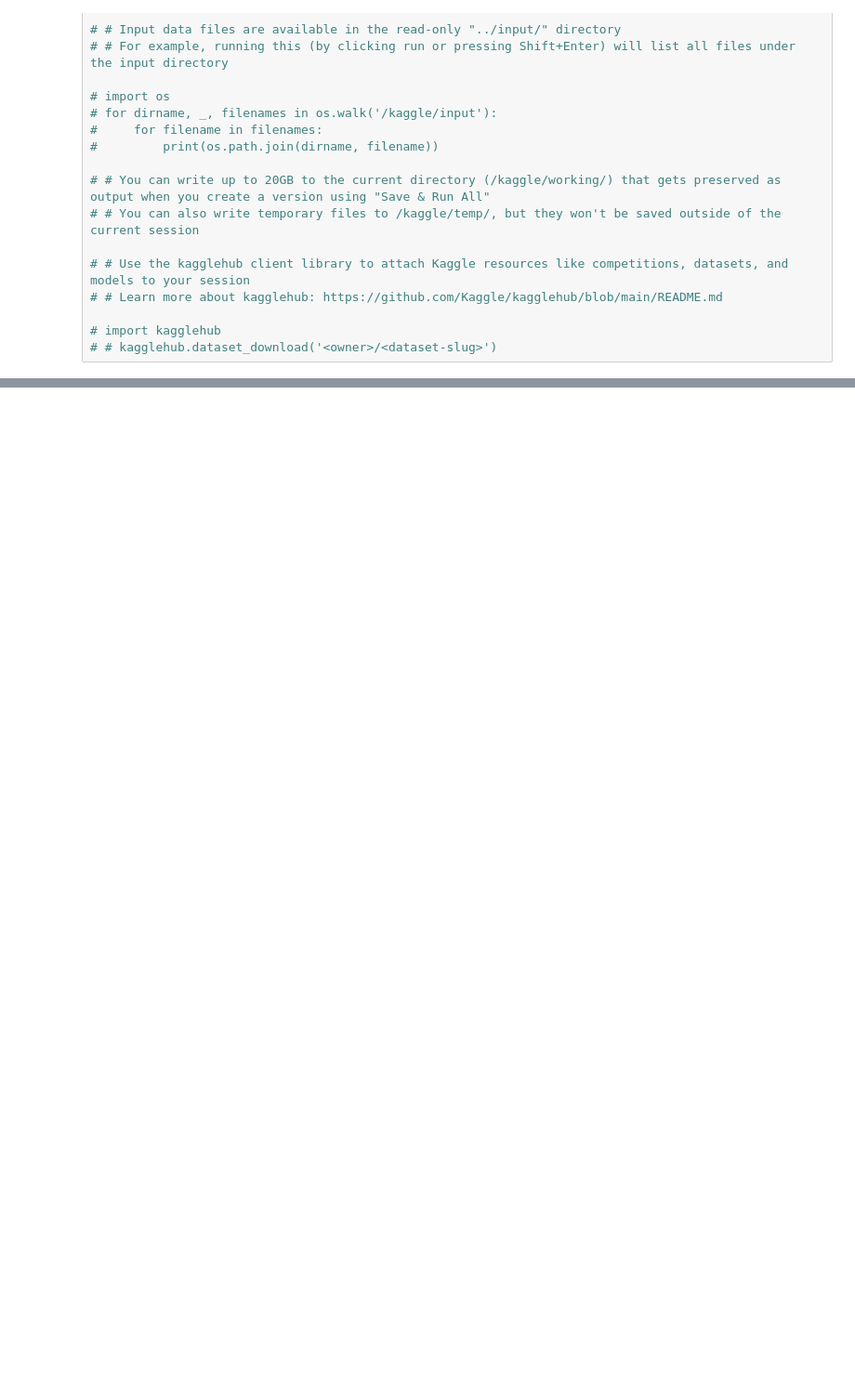
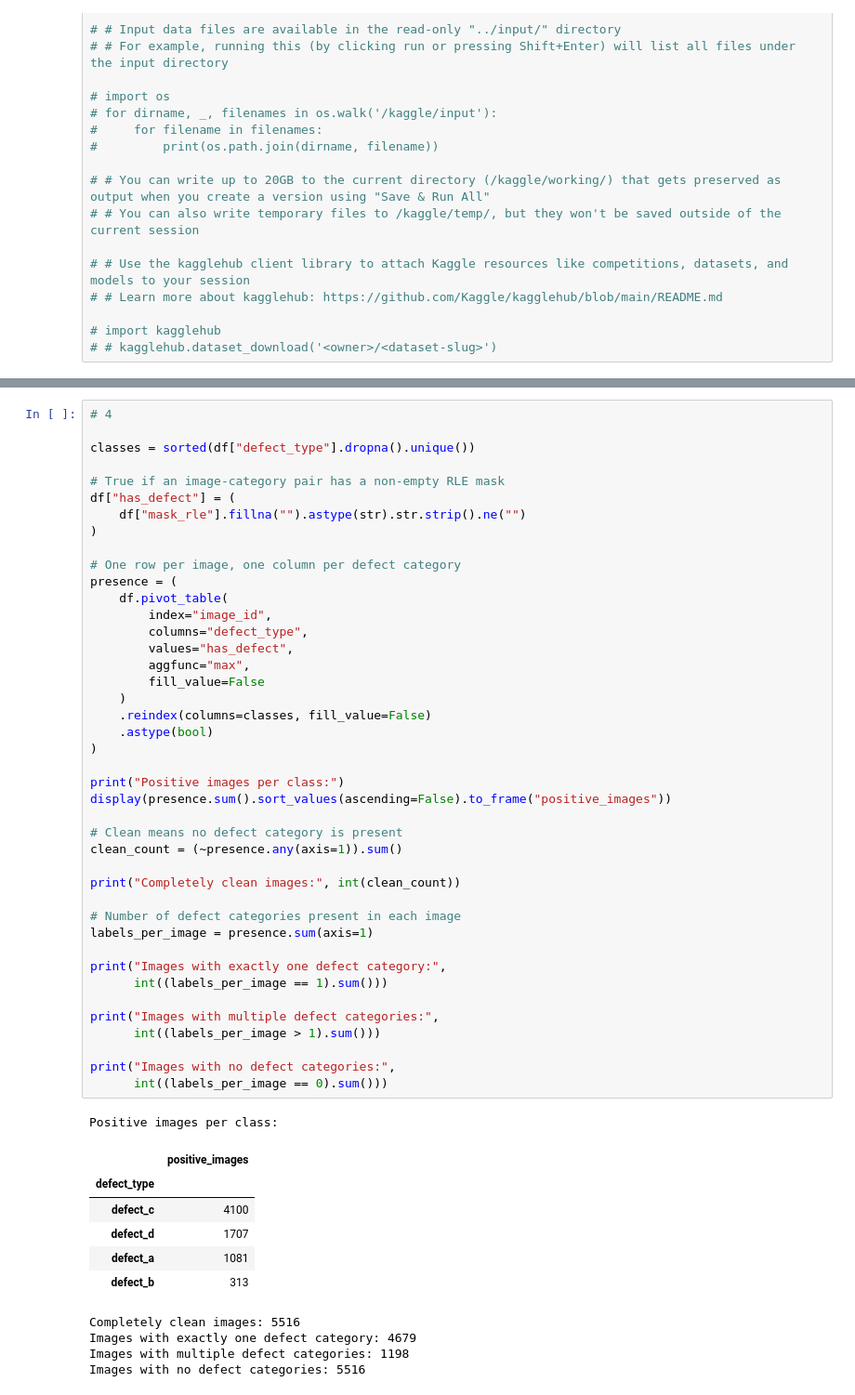
Before and after one commit to harshvardhanwattamwar/dl-genai-project-26-t3, a Jupyter notebook: notebooks/milestone-1.ipynb, the cells around one changed output, grey strips where cells are left out. Shown at 93% size. Cells and saved outputs as stored; diff of their text form; blank space fills up the shorter version.

```diff
--- a/notebooks/milestone-1.ipynb
+++ b/notebooks/milestone-1.ipynb
@@ -96,0 +156,54 @@ clean: 38371
+# %%
+# 4
+
+classes = sorted(df["defect_type"].dropna().unique())
+
+# True if an image-category pair has a non-empty RLE mask
+df["has_defect"] = (
+    df["mask_rle"].fillna("").astype(str).str.strip().ne("")
+)
+
+# One row per image, one column per defect category
+presence = (
+    df.pivot_table(
+        index="image_id",
+        columns="defect_type",
+        values="has_defect",
+        aggfunc="max",
+        fill_value=False
+    )
+    .reindex(columns=classes, fill_value=False)
+    .astype(bool)
+)
+
+print("Positive images per class:")
+display(presence.sum().sort_values(ascending=False).to_frame("positive_images"))
+
+# Clean means no defect category is present
+clean_count = (~presence.any(axis=1)).sum()
+
+print("Completely clean images:", int(clean_count))
+
+# Number of defect categories present in each image
+labels_per_image = presence.sum(axis=1)
+
+print("Images with exactly one defect category:",
+      int((labels_per_image == 1).sum()))
+
+print("Images with multiple defect categories:",
+      int((labels_per_image > 1).sum()))
+
+print("Images with no defect categories:",
+      int((labels_per_image == 0).sum()))
+# %% [output]
+Positive images per class:
+|  | positive_images |
+| defect_type |  |
+| defect_c | 4100 |
+| defect_d | 1707 |
+| defect_a | 1081 |
+| defect_b | 313 |
+Completely clean images: 5516
+Images with exactly one defect category: 4679
+Images with multiple defect categories: 1198
+Images with no defect categories: 5516
```
Also changed, not shown: parts of 33 cells of this notebook.
